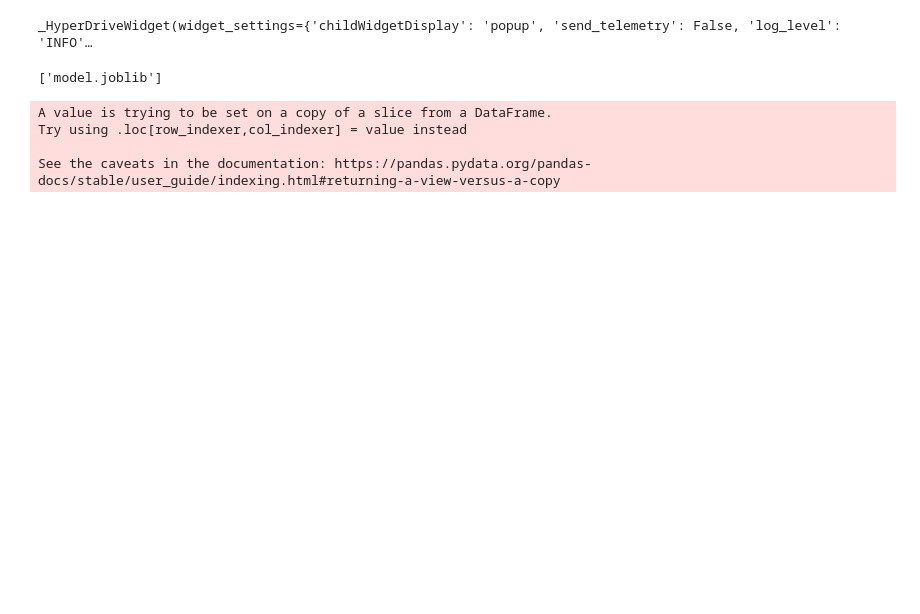
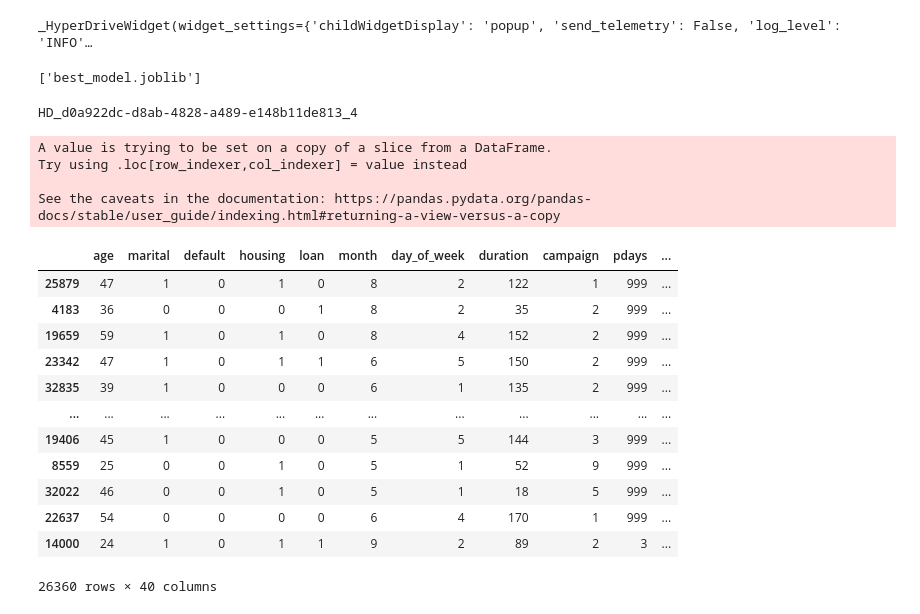
Before and after one commit to boglarka-csoka/udacity_azure_project1, a Jupyter notebook: udacity-project .ipynb, the cells around one changed output. Drawn from its saved outputs; the diff is of its cells as text; code cells hidden in the pictures; blank space fills up the shorter version.

```diff
--- a/udacity-project .ipynb
+++ b/udacity-project .ipynb
@@ -93,9 +94,13 @@ import joblib
 # Get your best run and save the model from that run.
 
 best_run=hyperdrive_run.get_best_run_by_primary_metric()
-joblib.dump(best_run,'model.joblib')
+joblib.dump(best_run.id,'best_model.joblib')
 # %% [output]
-['model.joblib']
+['best_model.joblib']
+# %%
+print(best_run.id)
+# %% [output]
+HD_d0a922dc-d8ab-4828-a489-e148b11de813_4
 # %%
 from azureml.data.dataset_factory import TabularDatasetFactory
 
@@ -118,6 +123,22 @@ A value is trying to be set on a copy of a slice from a DataFrame.
 Try using .loc[row_indexer,col_indexer] = value instead
 
 See the caveats in the documentation: https://pandas.pydata.org/pandas-docs/stable/user_guide/indexing.html#returning-a-view-versus-a-copy
+# %%
+x_train
+# %% [output]
+|  | age | marital | default | housing | loan | month | day_of_week | duration | campaign | pdays | ... |
+| 25879 | 47 | 1 | 0 | 1 | 0 | 8 | 2 | 122 | 1 | 999 | ... |
+| 4183 | 36 | 0 | 0 | 0 | 1 | 8 | 2 | 35 | 2 | 999 | ... |
+| 19659 | 59 | 1 | 0 | 1 | 0 | 8 | 4 | 152 | 2 | 999 | ... |
+| 23342 | 47 | 1 | 0 | 1 | 1 | 6 | 5 | 150 | 2 | 999 | ... |
+| 32835 | 39 | 1 | 0 | 0 | 0 | 6 | 1 | 135 | 2 | 999 | ... |
+| ... | ... | ... | ... | ... | ... | ... | ... | ... | ... | ... | ... |
+| 19406 | 45 | 1 | 0 | 0 | 0 | 5 | 5 | 144 | 3 | 999 | ... |
+| 8559 | 25 | 0 | 0 | 1 | 0 | 5 | 1 | 52 | 9 | 999 | ... |
+| 32022 | 46 | 0 | 0 | 1 | 0 | 5 | 1 | 18 | 5 | 999 | ... |
+| 22637 | 54 | 0 | 0 | 0 | 0 | 6 | 4 | 170 | 1 | 999 | ... |
+| 14000 | 24 | 1 | 0 | 1 | 1 | 9 | 2 | 89 | 2 | 3 | ... |
+26360 rows × 40 columns
 # %%
 from azureml.train.automl import AutoMLConfig
 
```
Also changed, not shown: parts of 7 cells of this notebook.
